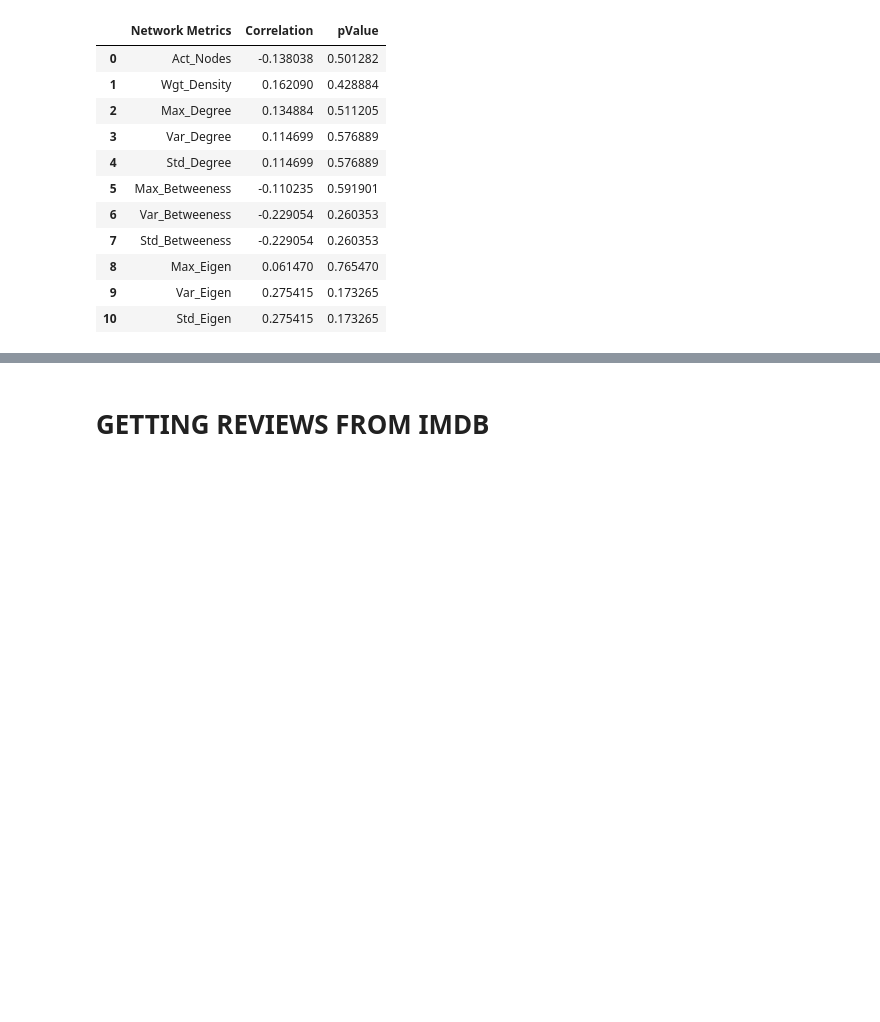
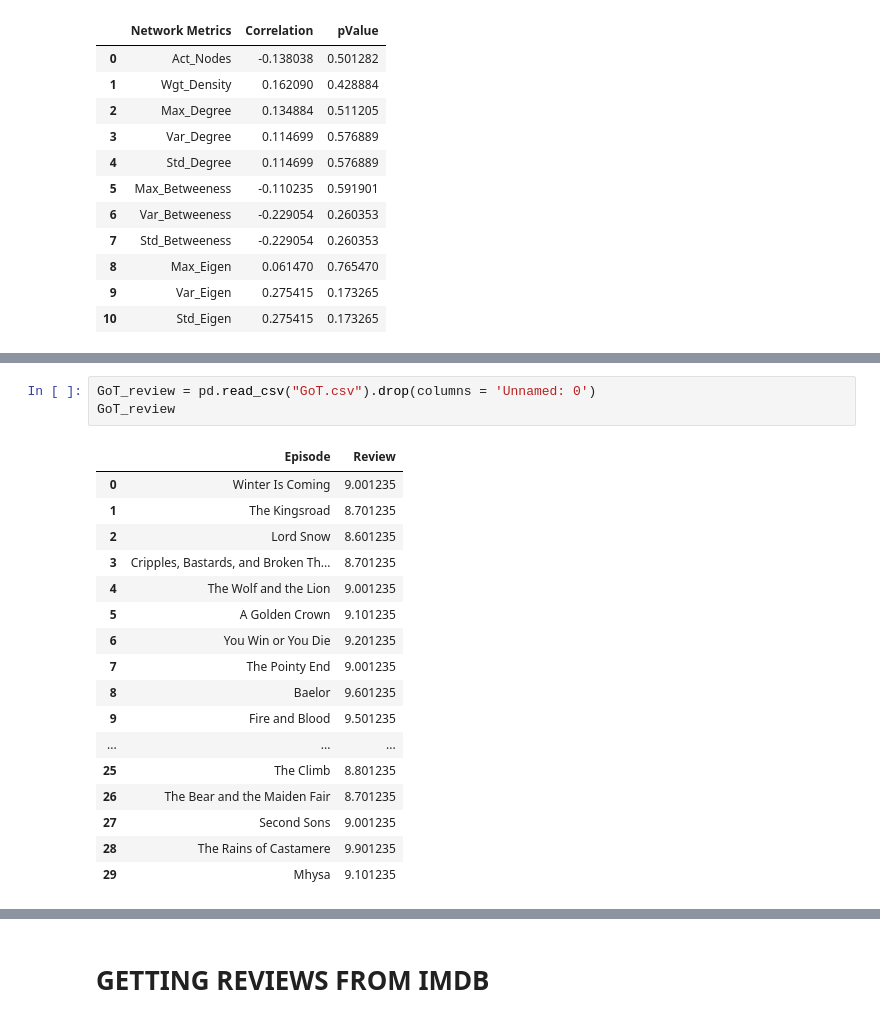
Before and after one commit to cskitty/network, a Jupyter notebook: Correlation.ipynb, the cells around one changed output, grey strips where cells are left out. Drawn from its saved outputs; the diff is of its cells as text; blank space fills up the shorter version.

```diff
--- a/Correlation.ipynb
+++ b/Correlation.ipynb
@@ -816,0 +488,21 @@ get_corr_spearman(df_bb)
+# %%
+GoT_review = pd.read_csv("GoT.csv").drop(columns = 'Unnamed: 0')
+GoT_review
+# %% [output]
+|  | Episode | Review |
+| 0 | Winter Is Coming | 9.001235 |
+| 1 | The Kingsroad | 8.701235 |
+| 2 | Lord Snow | 8.601235 |
+| 3 | Cripples, Bastards, and Broken Th... | 8.701235 |
+| 4 | The Wolf and the Lion | 9.001235 |
+| 5 | A Golden Crown | 9.101235 |
+| 6 | You Win or You Die | 9.201235 |
+| 7 | The Pointy End | 9.001235 |
+| 8 | Baelor | 9.601235 |
+| 9 | Fire and Blood | 9.501235 |
+| ... | ... | ... |
+| 25 | The Climb | 8.801235 |
+| 26 | The Bear and the Maiden Fair | 8.701235 |
+| 27 | Second Sons | 9.001235 |
+| 28 | The Rains of Castamere | 9.901235 |
+| 29 | Mhysa | 9.101235 |
```
Also changed, not shown: parts of 24 cells of this notebook, 1 other file.
